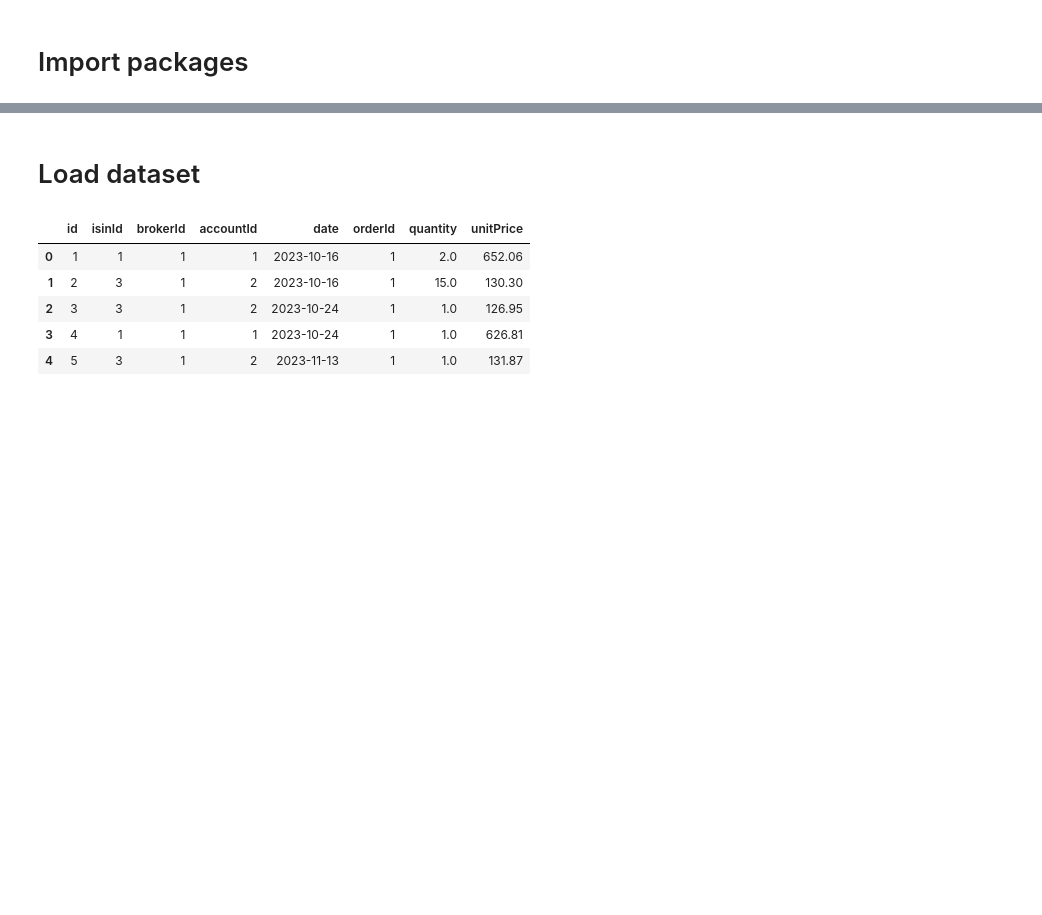
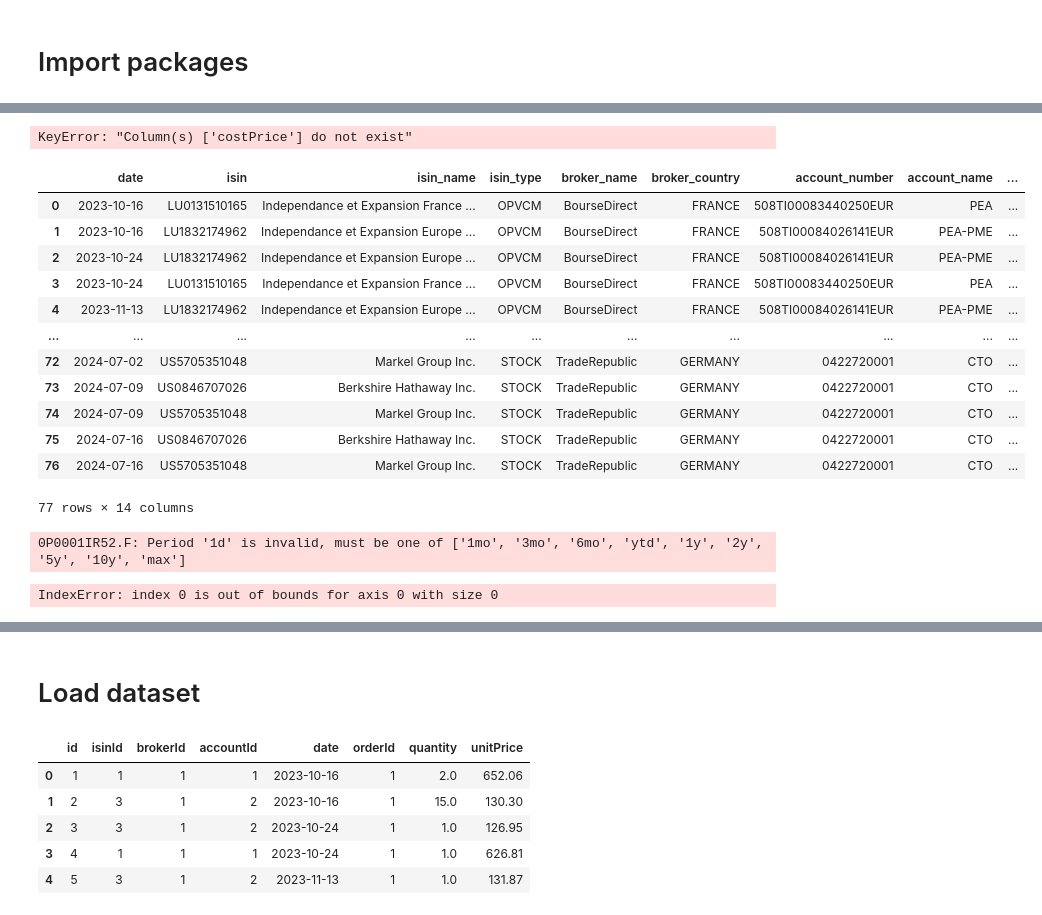
Before and after one commit to ahmedaao/dashboard-listing-securities, a Jupyter notebook: notebooks/1.0-initial-data-exploration.ipynb, the cells around one changed output, grey strips where cells are left out. Saved outputs shown, nothing was run; the diff lists cells and outputs as text; code cells hidden in the pictures; blank space fills up the shorter version.

```diff
--- a/notebooks/1.0-initial-data-exploration.ipynb
+++ b/notebooks/1.0-initial-data-exploration.ipynb
@@ -54,0 +46,4 @@ groupby_isin
+# %%
+dict_transactions = extract.all_attributes(DB_FILE)
+df_transactions = pd.DataFrame(dict_transactions)
+df_transactions.head()
@@ -55,3 +76,30 @@ groupby_isin
+# %%
+a=src.transforms.aggregate.groupby("isin", dict_transactions)
+a
+# %% [output]
+KeyError: "Column(s) ['costPrice'] do not exist"
+# %%
+isin_list = src.transforms.add_attribute.last_price("isin", dict_transactions)
+pd.DataFrame(isin_list)
+# %% [output]
+|  | date | isin | isin_name | isin_type | broker_name | broker_country | account_number | account_name | ... |
+| 0 | 2023-10-16 | LU0131510165 | Independance et Expansion France ... | OPVCM | BourseDirect | FRANCE | 508TI00083440250EUR | PEA | ... |
+| 1 | 2023-10-16 | LU1832174962 | Independance et Expansion Europe ... | OPVCM | BourseDirect | FRANCE | 508TI00084026141EUR | PEA-PME | ... |
+| 2 | 2023-10-24 | LU1832174962 | Independance et Expansion Europe ... | OPVCM | BourseDirect | FRANCE | 508TI00084026141EUR | PEA-PME | ... |
+| 3 | 2023-10-24 | LU0131510165 | Independance et Expansion France ... | OPVCM | BourseDirect | FRANCE | 508TI00083440250EUR | PEA | ... |
+| 4 | 2023-11-13 | LU1832174962 | Independance et Expansion Europe ... | OPVCM | BourseDirect | FRANCE | 508TI00084026141EUR | PEA-PME | ... |
+| ... | ... | ... | ... | ... | ... | ... | ... | ... | ... |
+| 72 | 2024-07-02 | US5705351048 | Markel Group Inc. | STOCK | TradeRepublic | GERMANY | 0422720001 | CTO | ... |
+| 73 | 2024-07-09 | US0846707026 | Berkshire Hathaway Inc. | STOCK | TradeRepublic | GERMANY | 0422720001 | CTO | ... |
+| 74 | 2024-07-09 | US5705351048 | Markel Group Inc. | STOCK | TradeRepublic | GERMANY | 0422720001 | CTO | ... |
+| 75 | 2024-07-16 | US0846707026 | Berkshire Hathaway Inc. | STOCK | TradeRepublic | GERMANY | 0422720001 | CTO | ... |
+| 76 | 2024-07-16 | US5705351048 | Markel Group Inc. | STOCK | TradeRepublic | GERMANY | 0422720001 | CTO | ... |
+77 rows × 14 columns
+# %%
+src.extract.from_yfinance.current_price("LU1964632324")
+# %% [output]
+0P0001IR52.F: Period '1d' is invalid, must be one of ['1mo', '3mo', '6mo', 'ytd', '1y', '2y', '5y', '10y', 'max']
+IndexError: index 0 is out of bounds for axis 0 with size 0
 # %%
 # Example usage
 db_file = "/home/hao/repositories/dashboard-listing-securities/app/backend/database.db"
```
Also changed, not shown: parts of 17 cells of this notebook, 13 other files.
